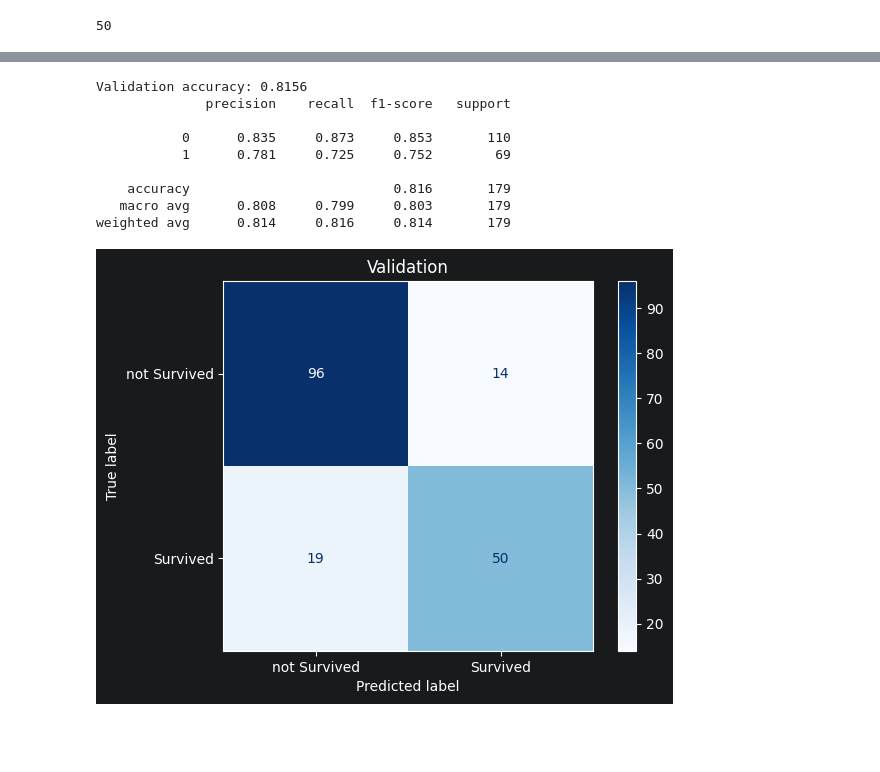
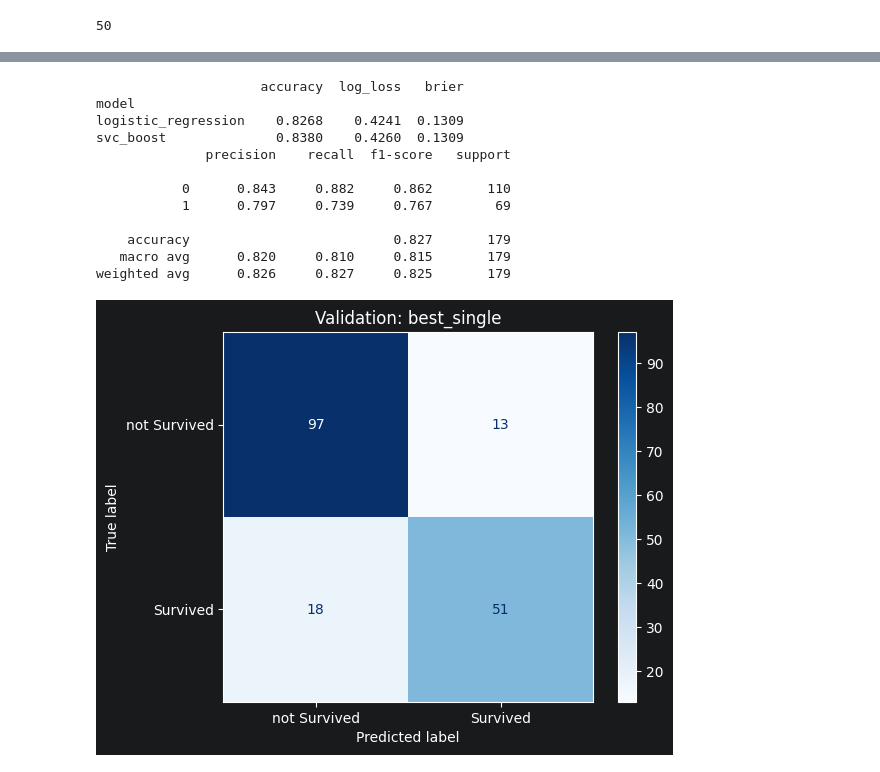
Before and after one commit to koljaPl/ml-problems, a Jupyter notebook: training/titanic/main_2.ipynb, the cells around one changed output, grey strips where cells are left out. Cells and saved outputs as stored; diff of their text form; code cells hidden in the pictures; blank space fills up the shorter version.

Commit message:
I’ve updated the documentation and the code, and have created what is so far the best model by combining SVC and XGBoost

```diff
--- a/training/titanic/main_2.ipynb
+++ b/training/titanic/main_2.ipynb
@@ -308,7 +294,6 @@ cat_boost
 # %%
 # Searching for Parameters
 
-selected_name = (comparison.drop(index="dummy").index[0])
 
 parameters_grids = {
     "logistic_regression": {
@@ -352,21 +337,3 @@ parameters_grids = {
         "classifier__colsample_bytree": [0.8, 1.0],
     },
 }
-
-search = GridSearchCV(
-    estimator=build_model(classifiers[selected_name]),
-    param_grid=parameters_grids[selected_name],
-    scoring="accuracy",
-    cv=cv_splits,
-    n_jobs=-1,
-    refit=True,
-    error_score="raise",
-)
-
-search.fit(X_train, y_train)
-
-print(selected_name)
-print(search.best_params_)
-print(search.best_score_)
-
-selected_model = search.best_estimator_
@@ -433,28 +619,39 @@ logistic_regression                             {'classifier__C': 1.0}
 # %%
-# Grading Model
+# Diagnostic only: this holdout has already been inspected in prior experiments.
+# Do not switch candidates or tune weights based on this table.
+validation_rows = []
+for name, model in [(best_single_name, best_single_model), (ensemble_name, ensemble)]:
+    probability = model.predict_proba(X_val)[:, 1]
+    validation_rows.append({
+        "model": name,
+        "accuracy": accuracy_score(y_val, model.predict(X_val)),
+        "log_loss": log_loss(y_val, probability),
+        "brier": brier_score_loss(y_val, probability),
+    })
+validation_comparison = pd.DataFrame(validation_rows).set_index("model")
+print(validation_comparison.round(4))
 
 val_predictions = selected_model.predict(X_val)
-
-validation_accuracy = accuracy_score(y_val, val_predictions)
-
-print(f"Validation accuracy: {validation_accuracy:.4f}")
-
 print(classification_report(y_val, val_predictions, digits=3, zero_division=0))
-
-ConfusionMatrixDisplay.from_predictions(y_val, val_predictions, display_labels=["not Survived", "Survived"], cmap="Blues")
-plt.title("Validation")
+ConfusionMatrixDisplay.from_predictions(
+    y_val, val_predictions, display_labels=["not Survived", "Survived"], cmap="Blues",
+)
+plt.title(f"Validation: {selected_candidate}")
 plt.show()
 # %% [output]
-Validation accuracy: 0.8156
+                     accuracy  log_loss   brier
+model
+logistic_regression    0.8268    0.4241  0.1309
+svc_boost              0.8380    0.4260  0.1309
               precision    recall  f1-score   support
 
-           0      0.835     0.873     0.853       110
-           1      0.781     0.725     0.752        69
+           0      0.843     0.882     0.862       110
+           1      0.797     0.739     0.767        69
 
-    accuracy                          0.816       179
-   macro avg      0.808     0.799     0.803       179
-weighted avg      0.814     0.816     0.814       179
+    accuracy                          0.827       179
+   macro avg      0.820     0.810     0.815       179
+weighted avg      0.826     0.827     0.825       179
-[figure, old version]
+[figure, new version]
 # %%
 # Analyzing Model Errors
 
```
Also changed, not shown: parts of 21 cells of this notebook, 1 other file.
